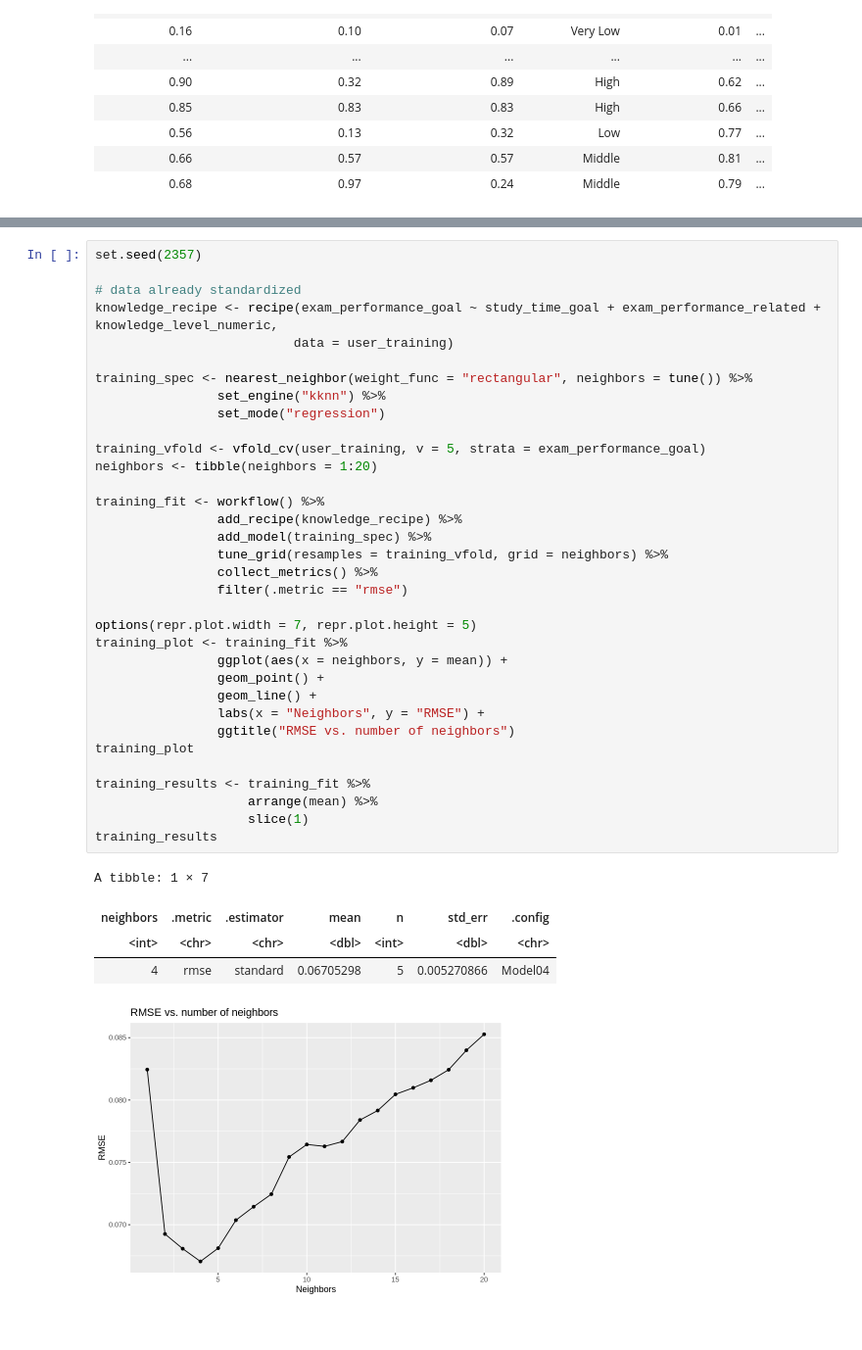
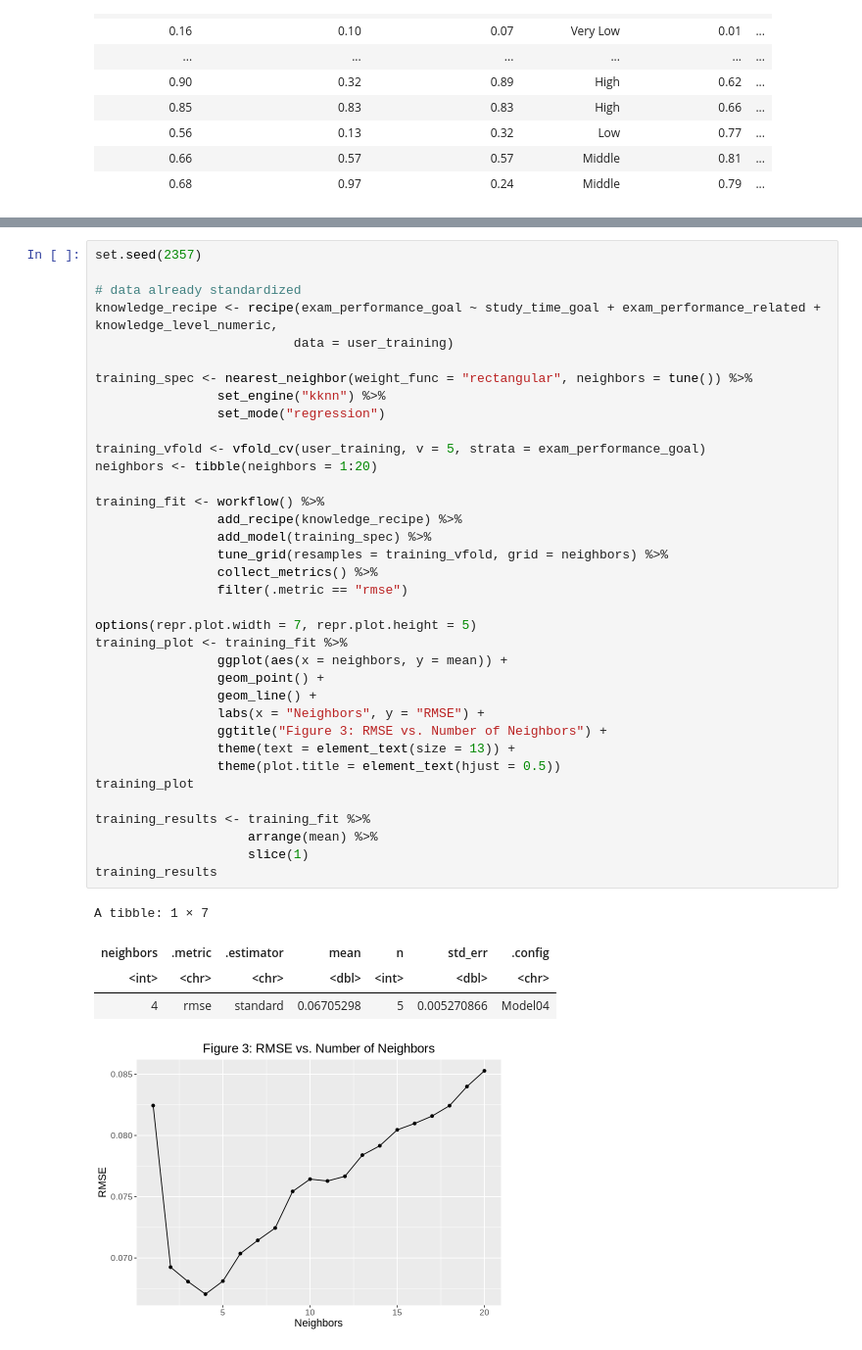
Before and after one commit to MirrenB/DSCI-100-Group-Project, a Jupyter notebook: Regression.ipynb, the cells around one changed output, grey strips where cells are left out. Shown: that part at 98% size. Cells and saved outputs as stored; diff of their text form.

Commit message:
Added figure labels and explanation of analysis

```diff
--- a/Regression.ipynb
+++ b/Regression.ipynb
@@ -103,32 +135,34 @@ training_spec <- nearest_neighbor(weight_func = "rectangular", neighbors = tune(
                 set_engine("kknn") %>%
                 set_mode("regression")
 
 training_vfold <- vfold_cv(user_training, v = 5, strata = exam_performance_goal)
 neighbors <- tibble(neighbors = 1:20)
 
 training_fit <- workflow() %>%
                 add_recipe(knowledge_recipe) %>%
                 add_model(training_spec) %>%
                 tune_grid(resamples = training_vfold, grid = neighbors) %>%
                 collect_metrics() %>%
                 filter(.metric == "rmse")
 
 options(repr.plot.width = 7, repr.plot.height = 5)
 training_plot <- training_fit %>%
                 ggplot(aes(x = neighbors, y = mean)) +
                 geom_point() +
                 geom_line() +
                 labs(x = "Neighbors", y = "RMSE") +
-                ggtitle("RMSE vs. number of neighbors")
+                ggtitle("Figure 3: RMSE vs. Number of Neighbors") +
+                theme(text = element_text(size = 13)) +
+                theme(plot.title = element_text(hjust = 0.5))
 training_plot
 
 training_results <- training_fit %>%
                     arrange(mean) %>%
                     slice(1)
 training_results
 # %% [output]
 A tibble: 1 × 7
 | neighbors | .metric | .estimator | mean | n | std_err | .config |
 | <int> | <chr> | <chr> | <dbl> | <int> | <dbl> | <chr> |
 | 4 | rmse | standard | 0.06705298 | 5 | 0.005270866 | Model04 |
-[figure, old version]
+[figure, new version]
```
Also changed, not shown: parts of 13 cells of this notebook.
